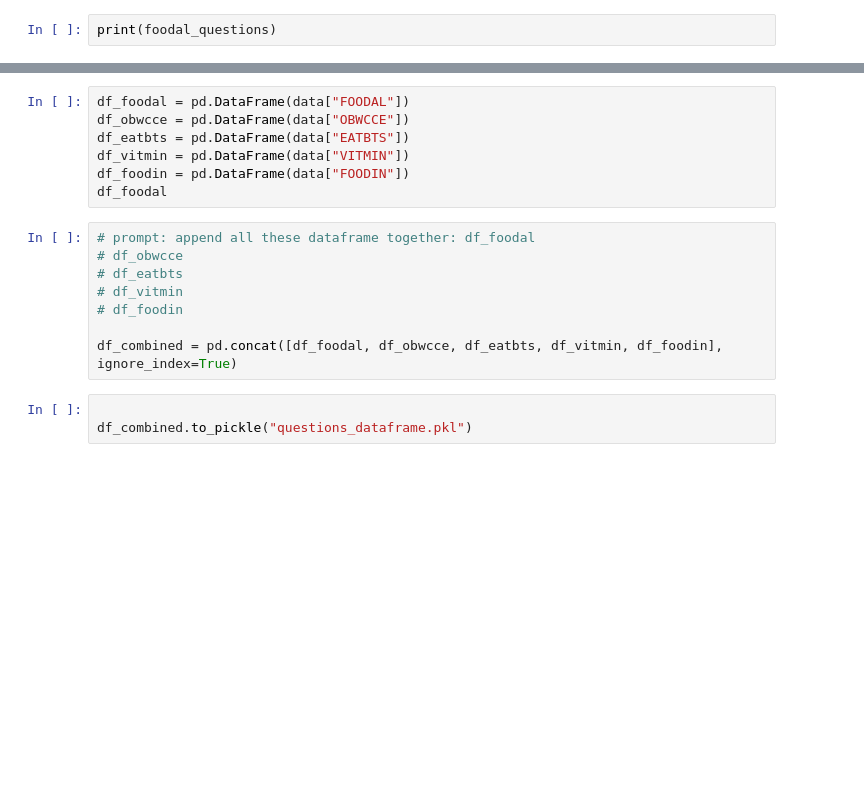
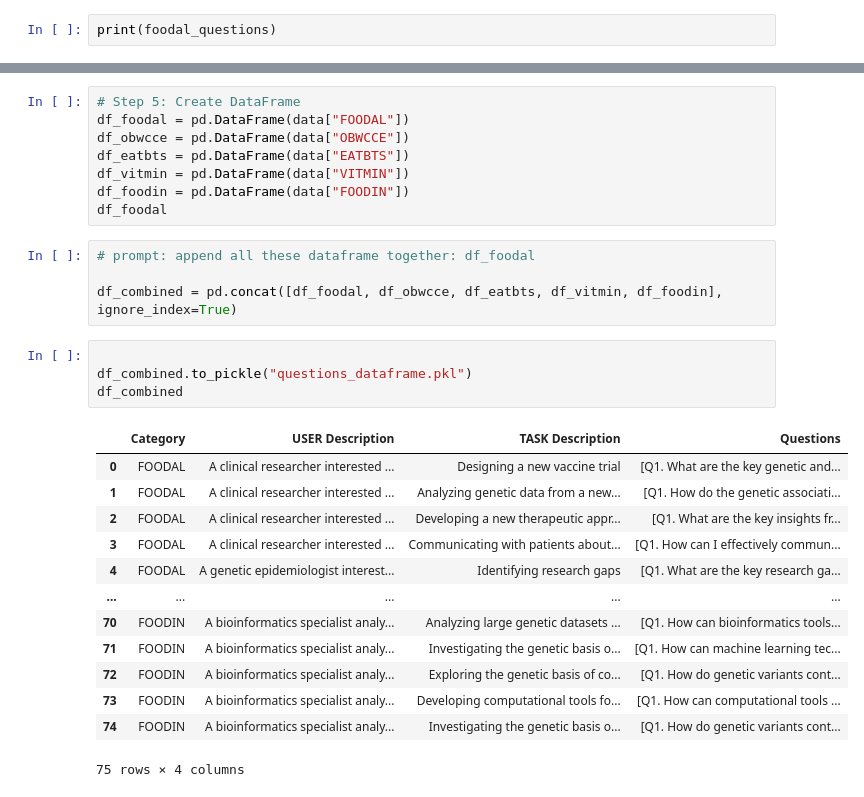
Before and after one commit to johndef64/nutrig-graphrag, a Jupyter notebook: biomedical/question_generation/question_generation_aibio.ipynb, the cells around one changed output, grey strips where cells are left out. Cells and saved outputs as stored; diff of their text form; blank space fills up the shorter version.

```diff
--- a/biomedical/question_generation/question_generation_aibio.ipynb
+++ b/biomedical/question_generation/question_generation_aibio.ipynb
@@ -356,4 +353,5 @@ for i, q in enumerate(questions):
 # %%
+# Step 5: Create DataFrame
 df_foodal = pd.DataFrame(data["FOODAL"])
 df_obwcce = pd.DataFrame(data["OBWCCE"])
 df_eatbts = pd.DataFrame(data["EATBTS"])
@@ -362,12 +360,23 @@ df_foodin = pd.DataFrame(data["FOODIN"])
 df_foodal
 # %%
 # prompt: append all these dataframe together: df_foodal
-# df_obwcce
-# df_eatbts
-# df_vitmin
-# df_foodin
 
 df_combined = pd.concat([df_foodal, df_obwcce, df_eatbts, df_vitmin, df_foodin], ignore_index=True)
 # %%
 
 df_combined.to_pickle("questions_dataframe.pkl")
+df_combined
+# %% [output]
+|  | Category | USER Description | TASK Description | Questions |
+| 0 | FOODAL | A clinical researcher interested ... | Designing a new vaccine trial | [Q1. What are the key genetic and... |
+| 1 | FOODAL | A clinical researcher interested ... | Analyzing genetic data from a new... | [Q1. How do the genetic associati... |
+| 2 | FOODAL | A clinical researcher interested ... | Developing a new therapeutic appr... | [Q1. What are the key insights fr... |
+| 3 | FOODAL | A clinical researcher interested ... | Communicating with patients about... | [Q1. How can I effectively commun... |
+| 4 | FOODAL | A genetic epidemiologist interest... | Identifying research gaps | [Q1. What are the key research ga... |
+| ... | ... | ... | ... | ... |
+| 70 | FOODIN | A bioinformatics specialist analy... | Analyzing large genetic datasets ... | [Q1. How can bioinformatics tools... |
+| 71 | FOODIN | A bioinformatics specialist analy... | Investigating the genetic basis o... | [Q1. How can machine learning tec... |
+| 72 | FOODIN | A bioinformatics specialist analy... | Exploring the genetic basis of co... | [Q1. How do genetic variants cont... |
+| 73 | FOODIN | A bioinformatics specialist analy... | Developing computational tools fo... | [Q1. How can computational tools ... |
+| 74 | FOODIN | A bioinformatics specialist analy... | Investigating the genetic basis o... | [Q1. How do genetic variants cont... |
+75 rows × 4 columns
```
Also changed, not shown: parts of 4 cells of this notebook.
